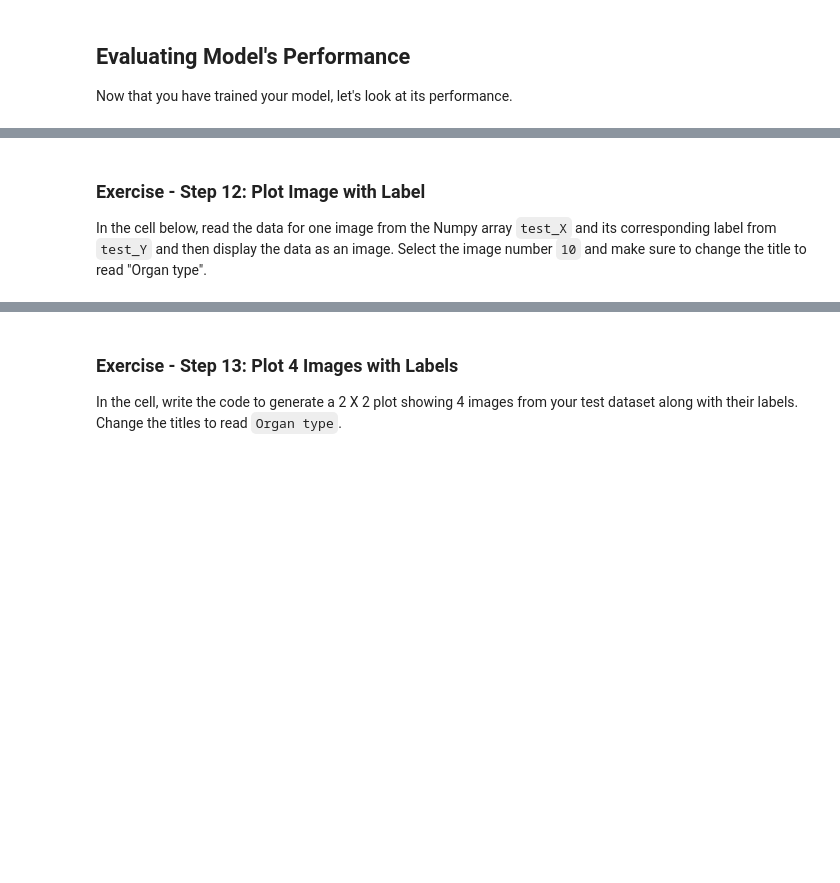
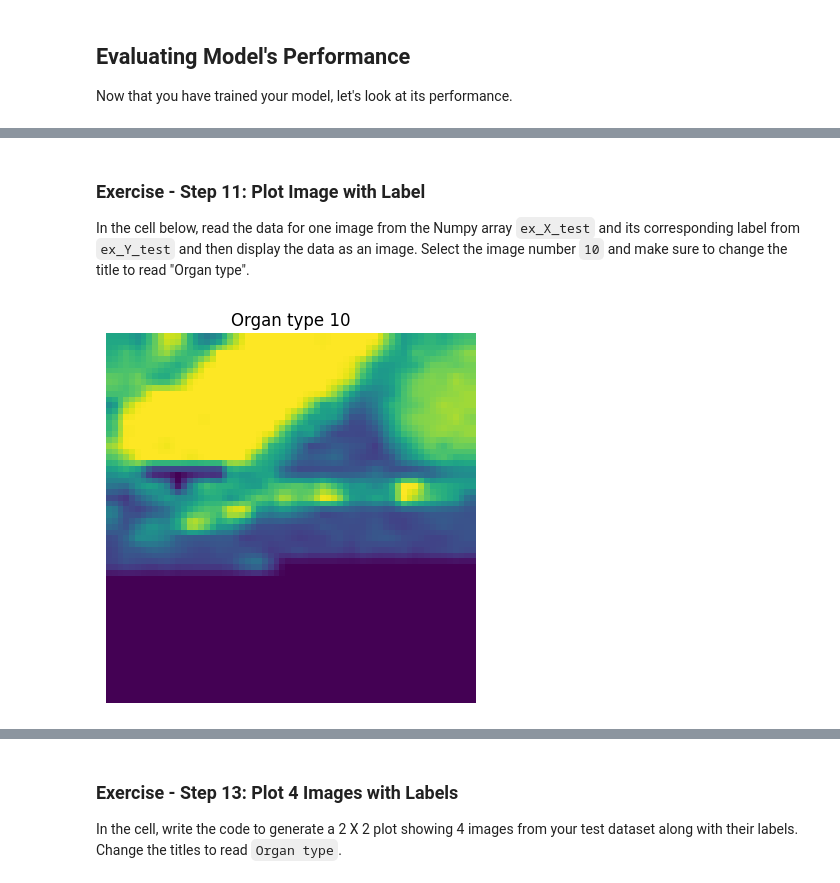
Before and after one commit to DavidSenseman/BIO1173, a Jupyter notebook: Class_03_1.ipynb, the cells around one changed output, grey strips where cells are left out. Cells and saved outputs as stored; diff of their text form; code cells hidden in the pictures; blank space fills up the shorter version.

```diff
--- a/Class_03_1.ipynb
+++ b/Class_03_1.ipynb
@@ -1213,4 +1469,4 @@ An accuracy between `60%` and `70%` is not particularly impressive.
 # %% [markdown]
-### **Exercise - Step 12: Plot Image with Label**
+### **Exercise - Step 11: Plot Image with Label**
 
-In the cell below, read the data for one image from the Numpy array `test_X` and its corresponding label from `test_Y` and then display the data as an image. Select the image number `10` and make sure to change the title to read "Organ type".
+In the cell below, read the data for one image from the Numpy array `ex_X_test` and its corresponding label from `ex_Y_test` and then display the data as an image. Select the image number `10` and make sure to change the title to read "Organ type".
@@ -1219,3 +1473,22 @@ In the cell below, read the data for one image from the Numpy array `test_X` and
+# %%
+# Insert your code for Exercise - Step 11 here
+
+import matplotlib.pyplot as plt
+import numpy as np
+
+# Define test image number
+img_num=10
+
+# Read the image data
+image = ex_X_test[img_num]
+
+# Display the image
+plt.imshow(image)
+plt.title('Organ type ' + str(np.argmax(ex_Y_test[img_num])))
+plt.axis('off')  # Hide the axis
+plt.show()
+# %% [output]
+[figure, added]
 # %% [markdown]
 If your code is correct, you should see a saggital image of an abdominal organ. Since the image files were randomly shuffled, it is highly unlikely that your image is the same as the image below.
 
```
Also changed, not shown: parts of 59 cells of this notebook.
